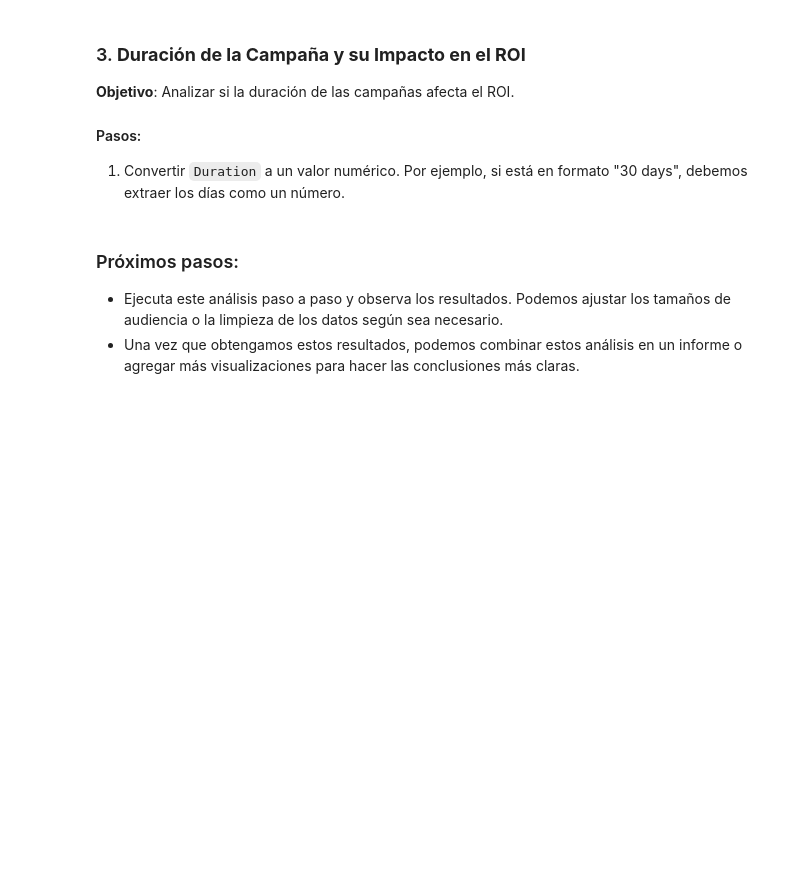
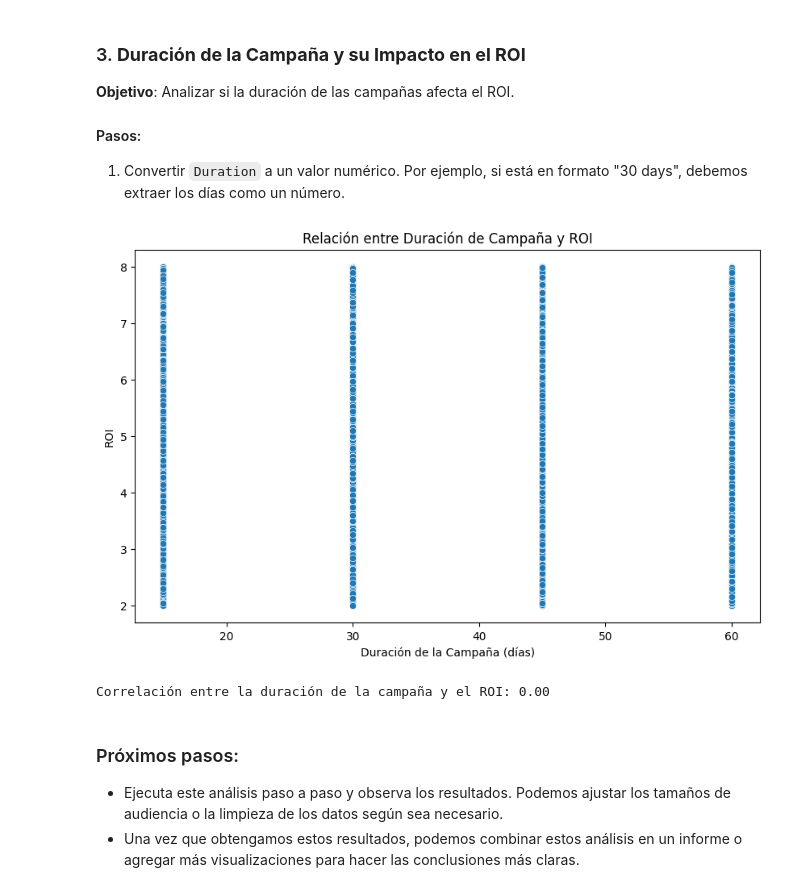
Before and after one commit to David-I-X/Optimizaci-n-de-Campa-as_ROI, a Jupyter notebook: 01_EDA_Marketing_Campaign_Analysis.ipynb, the cells around one changed output. Saved outputs shown, nothing was run; the diff lists cells and outputs as text; code cells hidden in the pictures; blank space fills up the shorter version.

```diff
--- a/01_EDA_Marketing_Campaign_Analysis.ipynb
+++ b/01_EDA_Marketing_Campaign_Analysis.ipynb
@@ -5,6 +5,18 @@ import pandas as pd
 df = pd.read_csv('marketing_campaign_dataset.csv')
 # %%
 df
+# %%
+"""
+Celda generada por Data Wrangler.
+"""
+def clean_data(df):
+    # Eliminar columna: 'Unnamed: 0'
+    df = df.drop(columns=['Unnamed: 0'])
+    # Cambia el tipo de columna por int32 para la columna: 'Duration_in_days'
+    df = df.astype({'Duration_in_days': 'int32'})
+    return df
+
+df = clean_data(df)
 # %%
 # Verificar si hay valores faltantes
 print(df.isnull().sum())
@@ -146,16 +160,31 @@ plt.show()
 
 #### Pasos:
 1. Convertir `Duration` a un valor numérico. Por ejemplo, si está en formato "30 days", debemos extraer los días como un número.
-# %%
-
-# Extraer el número de días de la columna 'Duration'
-df['Duration_days'] = df['Duration'].str.extract('(\d+)').astype(int)
-
-# Relacionar duración con ROI
-df.plot.scatter(x='Duration_days', y='ROI', title='Duración de Campaña vs ROI')
-plt.xlabel('Duración de la Campaña (días)')
-plt.ylabel('ROI')
-plt.show()
+# %%
+# Cambiar el nombre de la columna
+df.rename(columns={'Duration': 'Duration_in_days'}, inplace=True)
+
+# Eliminar la palabra 'days' de cada valor de la columna
+df['Duration_in_days'] = df['Duration_in_days'].str.replace(' days', '', regex=False)
+# %%
+import matplotlib.pyplot as plt
+import seaborn as sns
+import numpy as np
+
+# Gráfico de dispersión de Duración vs ROI
+plt.figure(figsize=(10,6))
+sns.scatterplot(x=df['Duration_in_days'], y=df['ROI'])
+plt.title('Relación entre Duración de Campaña y ROI')
+plt.xlabel('Duración de la Campaña (días)')
+plt.ylabel('ROI')
+plt.show()
+
+# Calcular la correlación
+correlation = np.corrcoef(df['Duration_in_days'], df['ROI'])[0, 1]
+print(f'Correlación entre la duración de la campaña y el ROI: {correlation:.2f}')
+# %% [output]
+[figure, added]
+Correlación entre la duración de la campaña y el ROI: 0.00
 # %% [markdown]
 ### Próximos pasos:
 - Ejecuta este análisis paso a paso y observa los resultados. Podemos ajustar los tamaños de audiencia o la limpieza de los datos según sea necesario.
```
Also changed, not shown: parts of 4 cells of this notebook, 1 other file.
